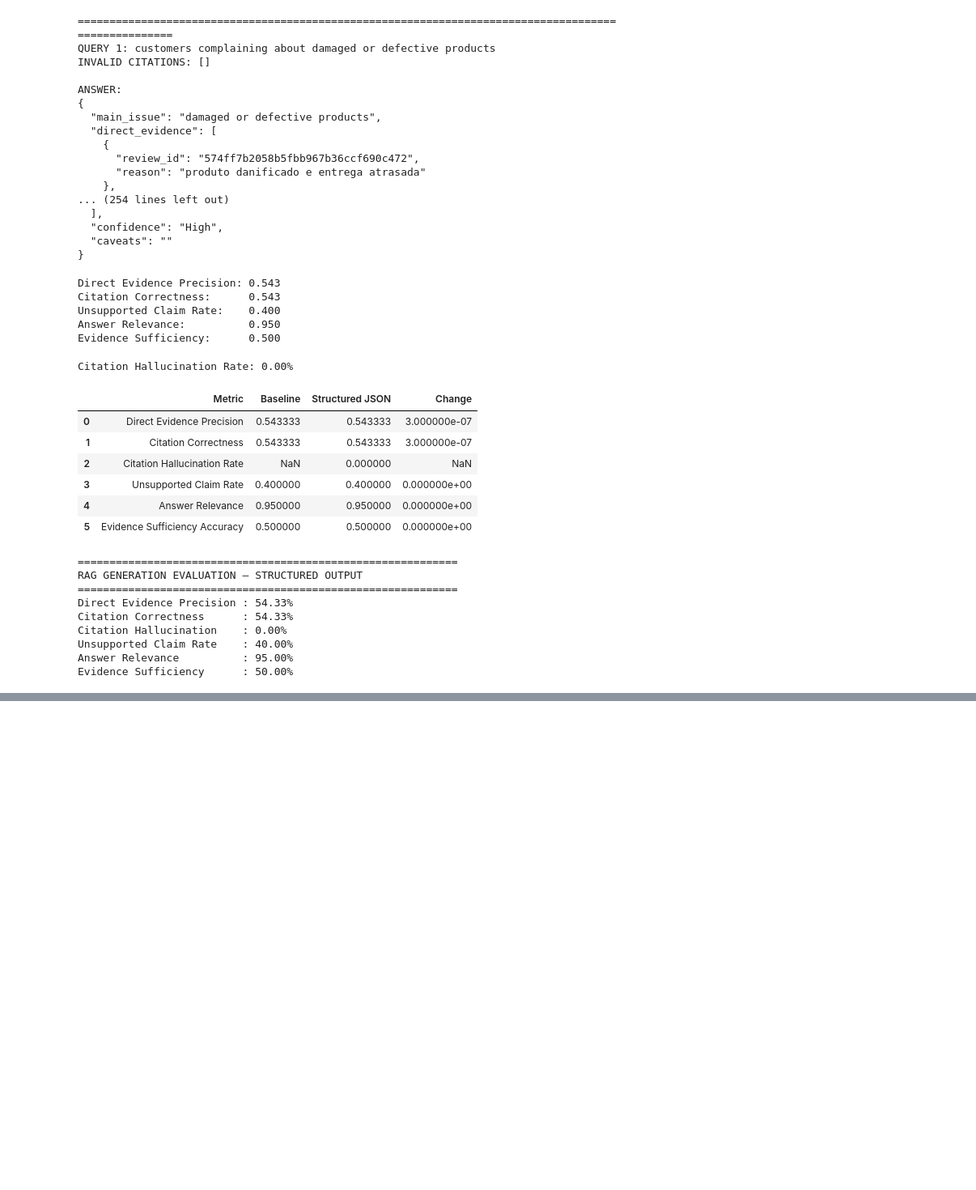
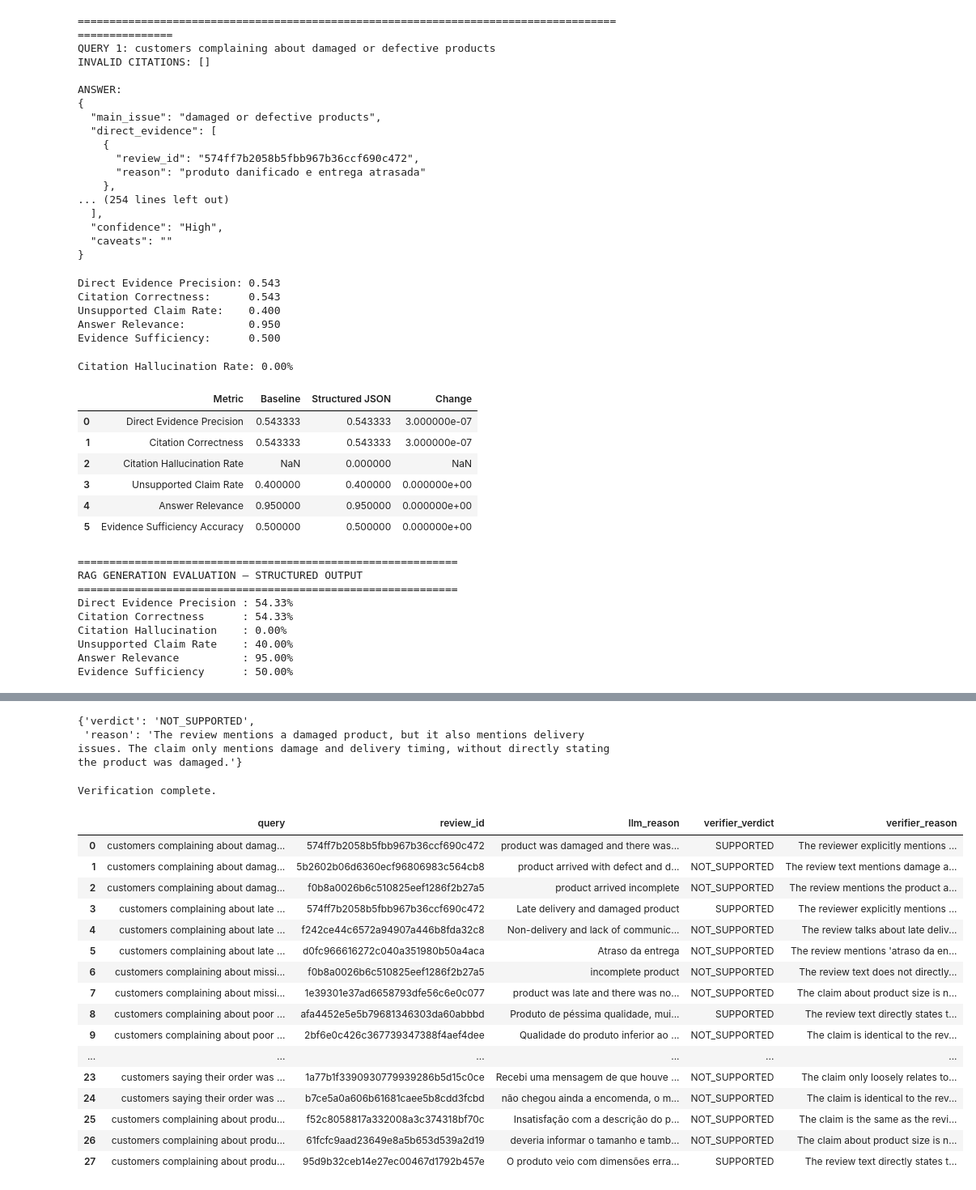
Before and after one commit to akshatsinha2027/RetailQ, a Jupyter notebook: rag_experiments.ipynb, the cells around one changed output, grey strips where cells are left out. Shown at 81% size. Cells and saved outputs as stored; diff of their text form; code cells hidden in the pictures; blank space fills up the shorter version.

Commit message:
end of Llama verifier

```diff
--- a/rag_experiments.ipynb
+++ b/rag_experiments.ipynb
@@ -2945,0 +3155,67 @@ Evidence Sufficiency      : 50.00%
+# %%
+row = verification_df.iloc[0]
+
+verification = verify_evidence(
+    row["query"],
+    row["review_text"],
+    row["llm_reason"]
+)
+
+verification
+# %% [output]
+{'verdict': 'NOT_SUPPORTED',
+ 'reason': 'The review mentions a damaged product, but it also mentions delivery issues. The claim only mentions damage and delivery timing, without directly stating the product was damaged.'}
+# %%
+verification_outputs = []
+
+for _, row in verification_df.iterrows():
+
+    result = verify_evidence(
+        row["query"],
+        row["review_text"],
+        row["llm_reason"]
+    )
+
+    verification_outputs.append(result)
+
+print("Verification complete.")
+# %% [output]
+Verification complete.
+# %%
+verification_df["verifier_verdict"] = [
+    result["verdict"]
+    for result in verification_outputs
+]
+
+verification_df["verifier_reason"] = [
+    result["reason"]
+    for result in verification_outputs
+]
+# %%
+verification_df[
+    [
+        "query",
+        "review_id",
+        "llm_reason",
+        "verifier_verdict",
+        "verifier_reason"
+    ]
+]
+# %% [output]
+|  | query | review_id | llm_reason | verifier_verdict | verifier_reason |
+| 0 | customers complaining about damag... | 574ff7b2058b5fbb967b36ccf690c472 | product was damaged and there was... | SUPPORTED | The reviewer explicitly mentions ... |
+| 1 | customers complaining about damag... | 5b2602b06d6360ecf96806983c564cb8 | product arrived with defect and d... | NOT_SUPPORTED | The review text mentions damage a... |
+| 2 | customers complaining about damag... | f0b8a0026b6c510825eef1286f2b27a5 | product arrived incomplete | NOT_SUPPORTED | The review mentions the product a... |
+| 3 | customers complaining about late ... | 574ff7b2058b5fbb967b36ccf690c472 | Late delivery and damaged product | SUPPORTED | The reviewer explicitly mentions ... |
+| 4 | customers complaining about late ... | f242ce44c6572a94907a446b8fda32c8 | Non-delivery and lack of communic... | NOT_SUPPORTED | The review talks about late deliv... |
+| 5 | customers complaining about late ... | d0fc966616272c040a351980b50a4aca | Atraso da entrega | NOT_SUPPORTED | The review mentions 'atraso da en... |
+| 6 | customers complaining about missi... | f0b8a0026b6c510825eef1286f2b27a5 | incomplete product | NOT_SUPPORTED | The review text does not directly... |
+| 7 | customers complaining about missi... | 1e39301e37ad6658793dfe56c6e0c077 | product was late and there was no... | NOT_SUPPORTED | The claim about product size is n... |
+| 8 | customers complaining about poor ... | afa4452e5e5b79681346303da60abbbd | Produto de péssima qualidade, mui... | SUPPORTED | The review text directly states t... |
+| 9 | customers complaining about poor ... | 2bf6e0c426c367739347388f4aef4dee | Qualidade do produto inferior ao ... | NOT_SUPPORTED | The claim is identical to the rev... |
+| ... | ... | ... | ... | ... | ... |
+| 23 | customers saying their order was ... | 1a77b1f3390930779939286b5d15c0ce | Recebi uma mensagem de que houve ... | NOT_SUPPORTED | The claim only loosely relates to... |
+| 24 | customers saying their order was ... | b7ce5a0a606b61681caee5b8cdd3fcbd | não chegou ainda a encomenda, o m... | NOT_SUPPORTED | The claim is identical to the rev... |
+| 25 | customers complaining about produ... | f52c8058817a332008a3c374318bf70c | Insatisfação com a descrição do p... | NOT_SUPPORTED | The claim is the same as the revi... |
+| 26 | customers complaining about produ... | 61fcfc9aad23649e8a5b653d539a2d19 | deveria informar o tamanho e tamb... | NOT_SUPPORTED | The claim about product size is n... |
+| 27 | customers complaining about produ... | 95d9b32ceb14e27ec00467d1792b457e | O produto veio com dimensões erra... | SUPPORTED | The review text directly states t... |
```
Also changed, not shown: parts of 16 cells of this notebook.
